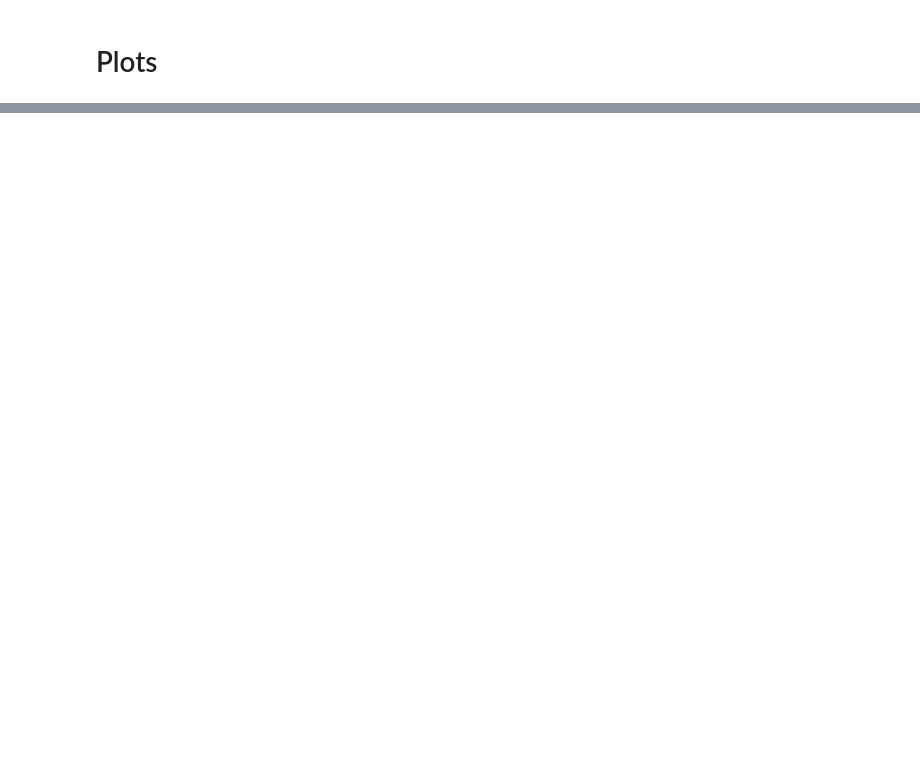
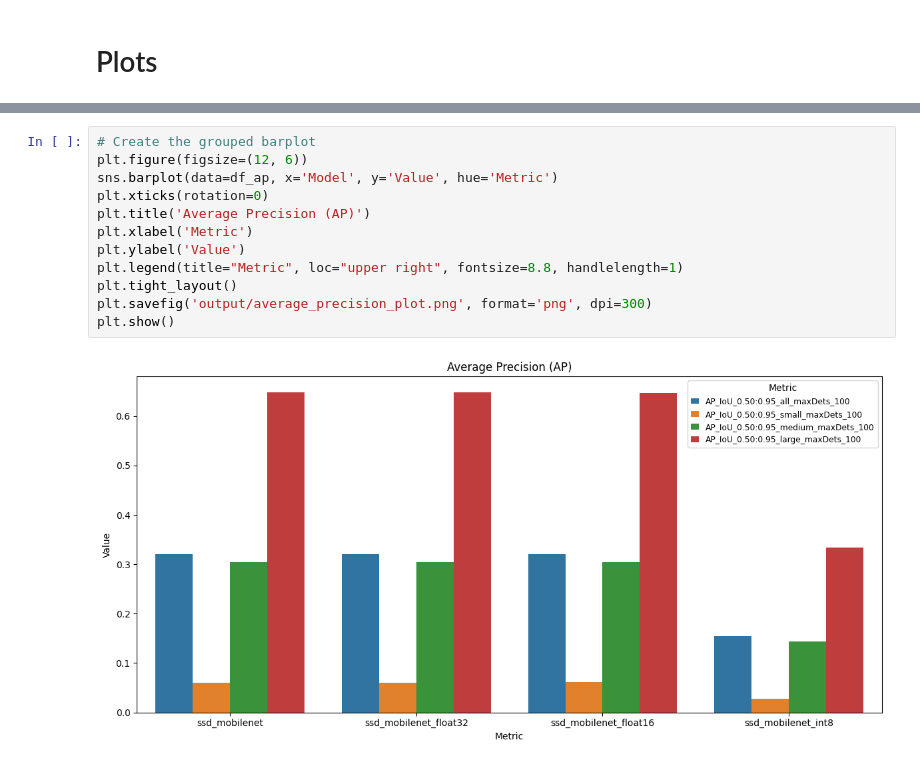
Before and after one commit to allorenz/neural-network-quantization, a Jupyter notebook: evaluate.ipynb, the cells around one changed output, grey strips where cells are left out. Drawn from its saved outputs; the diff is of its cells as text; blank space fills up the shorter version.

```diff
--- a/evaluate.ipynb
+++ b/evaluate.ipynb
@@ -320,0 +116,14 @@ plt.show()
+# %%
+# Create the grouped barplot
+plt.figure(figsize=(12, 6))
+sns.barplot(data=df_ap, x='Model', y='Value', hue='Metric')
+plt.xticks(rotation=0)
+plt.title('Average Precision (AP)')
+plt.xlabel('Metric')
+plt.ylabel('Value')
+plt.legend(title="Metric", loc="upper right", fontsize=8.8, handlelength=1)
+plt.tight_layout()
+plt.savefig('output/average_precision_plot.png', format='png', dpi=300)
+plt.show()
+# %% [output]
+[figure, added]
```
Also changed, not shown: parts of 13 cells of this notebook, 5 other files.
